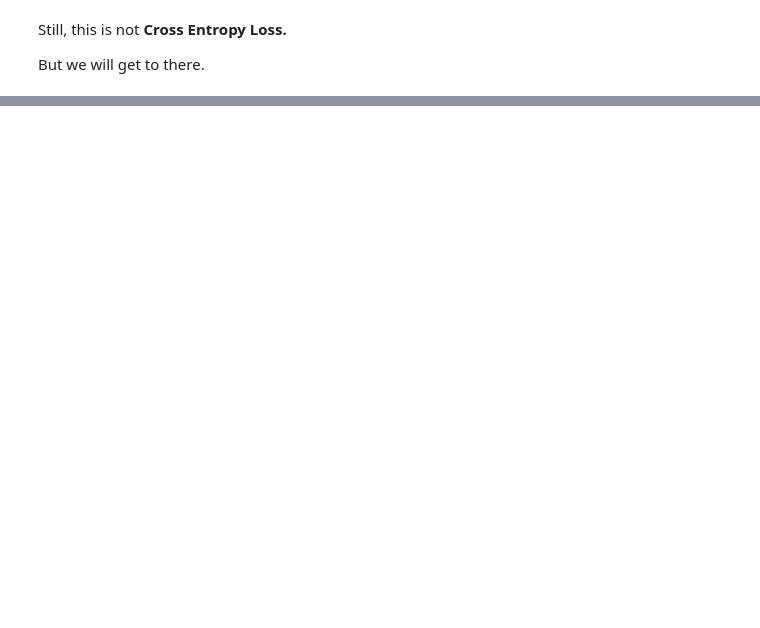
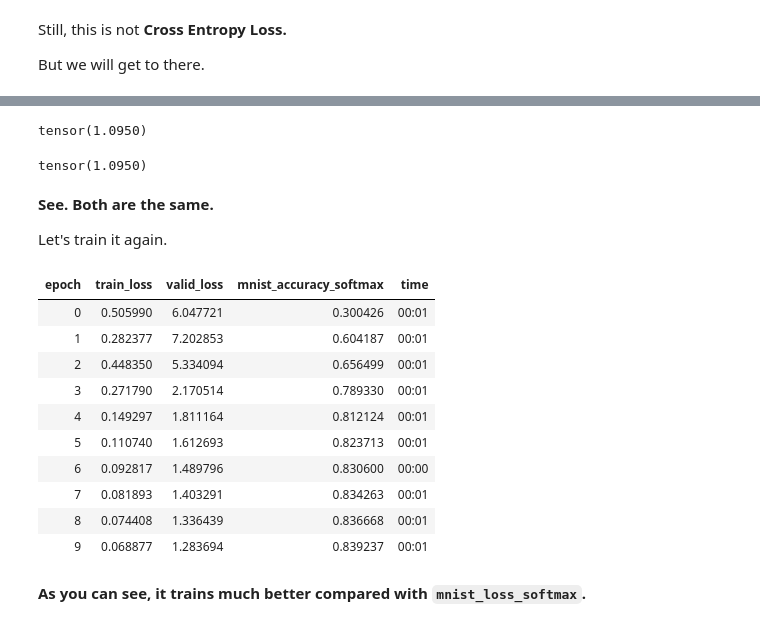
Before and after one commit to arunoda/fastai-v4, a Jupyter notebook: 05.2-cross-entropy-loss.ipynb, the cells around one changed output, grey strips where cells are left out. Saved outputs shown, nothing was run; the diff lists cells and outputs as text; code cells hidden in the pictures; blank space fills up the shorter version.

```diff
--- a/05.2-cross-entropy-loss.ipynb
+++ b/05.2-cross-entropy-loss.ipynb
@@ -307,0 +314,45 @@ But we will get to there.
+# %%
+def mnist_loss_softmax_log(preds, Y):
+    preds = torch.softmax(preds, dim=1)
+    # Why put minus.
+    # Here we are using a probability. Larger the probability better.
+    # But to make a loss we need minus it.
+    length = len(preds)
+    probs = preds[range(length), Y.view(length)]
+    return -(torch.log(probs)).mean()
+
+mnist_loss_softmax_log(preds, Y)
+# %% [output]
+tensor(1.0950)
+# %%
+F.cross_entropy(preds, Y.view(-1))
+# %% [output]
+tensor(1.0950)
+# %% [markdown]
+**See. Both are the same.**
+
+Let's train it again.
+# %%
+learn_multi = Learner(
+    dls_multi,
+    nn.Linear(IMAGE_SIZE, 3),
+    opt_func=SGD,
+    loss_func=mnist_loss_softmax_log,
+    metrics=mnist_accuracy_softmax
+)
+# %%
+learn_multi.fit(10, lr=1.)
+# %% [output]
+| epoch | train_loss | valid_loss | mnist_accuracy_softmax | time |
+| 0 | 0.505990 | 6.047721 | 0.300426 | 00:01 |
+| 1 | 0.282377 | 7.202853 | 0.604187 | 00:01 |
+| 2 | 0.448350 | 5.334094 | 0.656499 | 00:01 |
+| 3 | 0.271790 | 2.170514 | 0.789330 | 00:01 |
+| 4 | 0.149297 | 1.811164 | 0.812124 | 00:01 |
+| 5 | 0.110740 | 1.612693 | 0.823713 | 00:01 |
+| 6 | 0.092817 | 1.489796 | 0.830600 | 00:00 |
+| 7 | 0.081893 | 1.403291 | 0.834263 | 00:01 |
+| 8 | 0.074408 | 1.336439 | 0.836668 | 00:01 |
+| 9 | 0.068877 | 1.283694 | 0.839237 | 00:01 |
+# %% [markdown]
+**As you can see, it trains much better compared with `mnist_loss_softmax`.**
```
Also changed, not shown: parts of 18 cells of this notebook.
